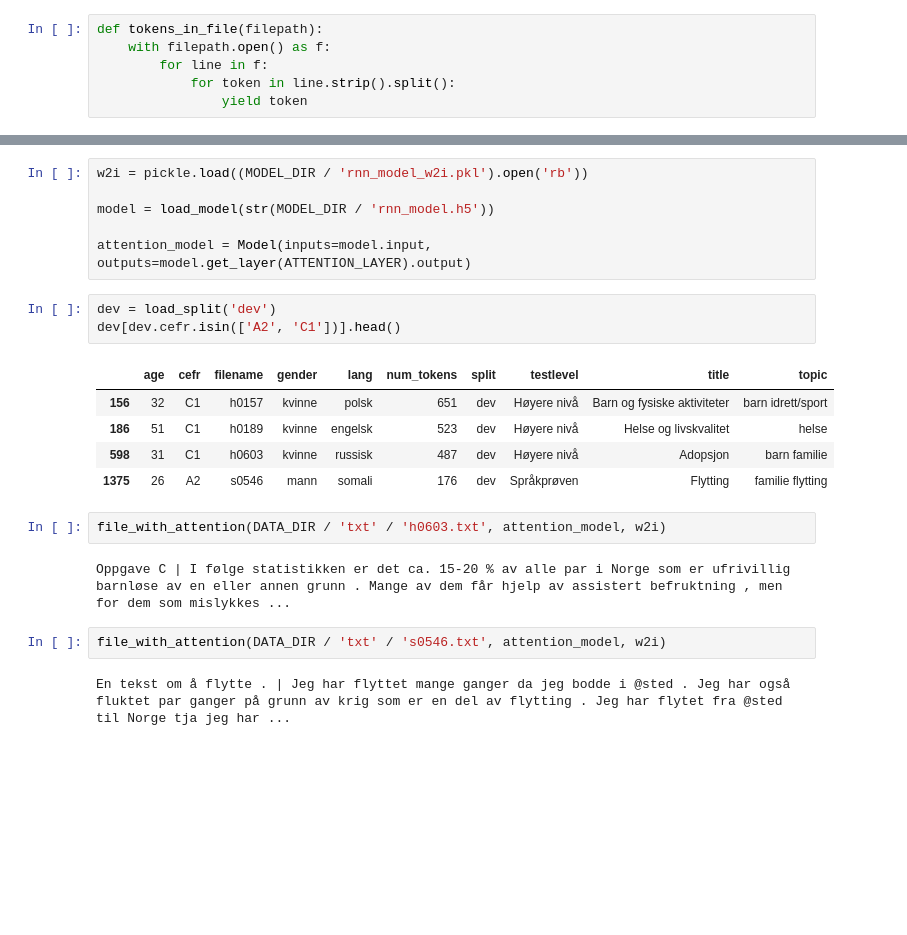
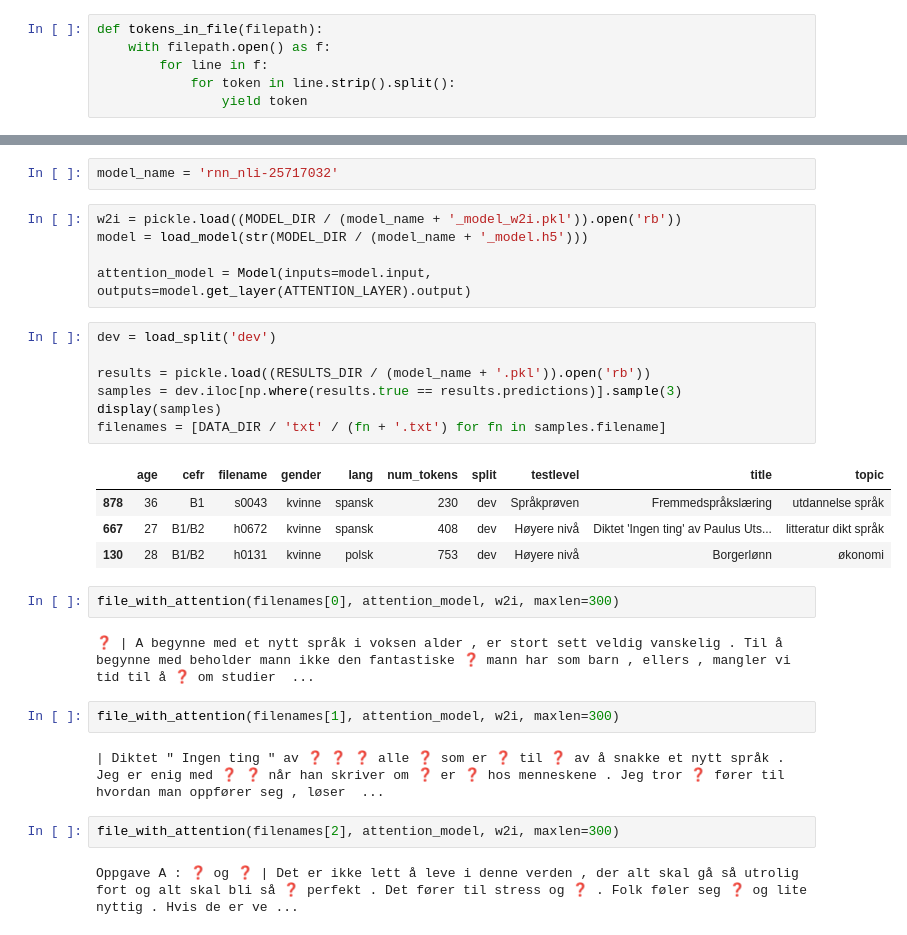
Before and after one commit to PhyloStar/NorskASK, a Jupyter notebook: notebooks/Visualize attention.ipynb, the cells around one changed output, grey strips where cells are left out. Cells and saved outputs as stored; diff of their text form; blank space fills up the shorter version.

Commit message:
attention illustration

```diff
--- a/notebooks/Visualize attention.ipynb
+++ b/notebooks/Visualize attention.ipynb
@@ -45,23 +46,31 @@ def file_with_attention(filepath, attention_model, w2i):
+# %%
+model_name = 'rnn_nli-25717032'
 # %%
-w2i = pickle.load((MODEL_DIR / 'rnn_model_w2i.pkl').open('rb'))
-
-model = load_model(str(MODEL_DIR / 'rnn_model.h5'))
+w2i = pickle.load((MODEL_DIR / (model_name + '_model_w2i.pkl')).open('rb'))
+model = load_model(str(MODEL_DIR / (model_name + '_model.h5')))
 
 attention_model = Model(inputs=model.input, outputs=model.get_layer(ATTENTION_LAYER).output)
-# %%
-dev = load_split('dev')
-dev[dev.cefr.isin(['A2', 'C1'])].head()
-# %% [output]
-|  | age | cefr | filename | gender | lang | num_tokens | split | testlevel | title | topic |
-| 156 | 32 | C1 | h0157 | kvinne | polsk | 651 | dev | Høyere nivå | Barn og fysiske aktiviteter | barn idrett/sport |
-| 186 | 51 | C1 | h0189 | kvinne | engelsk | 523 | dev | Høyere nivå | Helse og livskvalitet | helse |
-| 598 | 31 | C1 | h0603 | kvinne | russisk | 487 | dev | Høyere nivå | Adopsjon | barn familie |
-| 1375 | 26 | A2 | s0546 | mann | somali | 176 | dev | Språkprøven | Flytting | familie flytting |
-# %%
-file_with_attention(DATA_DIR / 'txt' / 'h0603.txt', attention_model, w2i)
-# %% [output]
-Oppgave C | I følge statistikken er det ca. 15-20 % av alle par i Norge som er ufrivillig barnløse av en eller annen grunn . Mange av dem får hjelp av assistert befruktning , men for dem som mislykkes ...
-# %%
-file_with_attention(DATA_DIR / 'txt' / 's0546.txt', attention_model, w2i)
-# %% [output]
-En tekst om å flytte . | Jeg har flyttet mange ganger da jeg bodde i @sted . Jeg har også fluktet par ganger på grunn av krig som er en del av flytting . Jeg har flytet fra @sted til Norge tja jeg har ...
+# %%
+dev = load_split('dev')
+
+results = pickle.load((RESULTS_DIR / (model_name + '.pkl')).open('rb'))
+samples = dev.iloc[np.where(results.true == results.predictions)].sample(3)
+display(samples)
+filenames = [DATA_DIR / 'txt' / (fn + '.txt') for fn in samples.filename]
+# %% [output]
+|  | age | cefr | filename | gender | lang | num_tokens | split | testlevel | title | topic |
+| 878 | 36 | B1 | s0043 | kvinne | spansk | 230 | dev | Språkprøven | Fremmedspråkslæring | utdannelse språk |
+| 667 | 27 | B1/B2 | h0672 | kvinne | spansk | 408 | dev | Høyere nivå | Diktet 'Ingen ting' av Paulus Uts... | litteratur dikt språk |
+| 130 | 28 | B1/B2 | h0131 | kvinne | polsk | 753 | dev | Høyere nivå | Borgerlønn | økonomi |
+# %%
+file_with_attention(filenames[0], attention_model, w2i, maxlen=300)
+# %% [output]
+❓ | A begynne med et nytt språk i voksen alder , er stort sett veldig vanskelig . Til å begynne med beholder mann ikke den fantastiske ❓ mann har som barn , ellers , mangler vi tid til å ❓ om studier  ...
+# %%
+file_with_attention(filenames[1], attention_model, w2i, maxlen=300)
+# %% [output]
+| Diktet " Ingen ting " av ❓ ❓ ❓ alle ❓ som er ❓ til ❓ av å snakke et nytt språk . Jeg er enig med ❓ ❓ når han skriver om ❓ er ❓ hos menneskene . Jeg tror ❓ fører til hvordan man oppfører seg , løser  ...
+# %%
+file_with_attention(filenames[2], attention_model, w2i, maxlen=300)
+# %% [output]
+Oppgave A : ❓ og ❓ | Det er ikke lett å leve i denne verden , der alt skal gå så utrolig fort og alt skal bli så ❓ perfekt . Det fører til stress og ❓ . Folk føler seg ❓ og lite nyttig . Hvis de er ve ...
```
Also changed, not shown: parts of 5 cells of this notebook, 2 other files.
